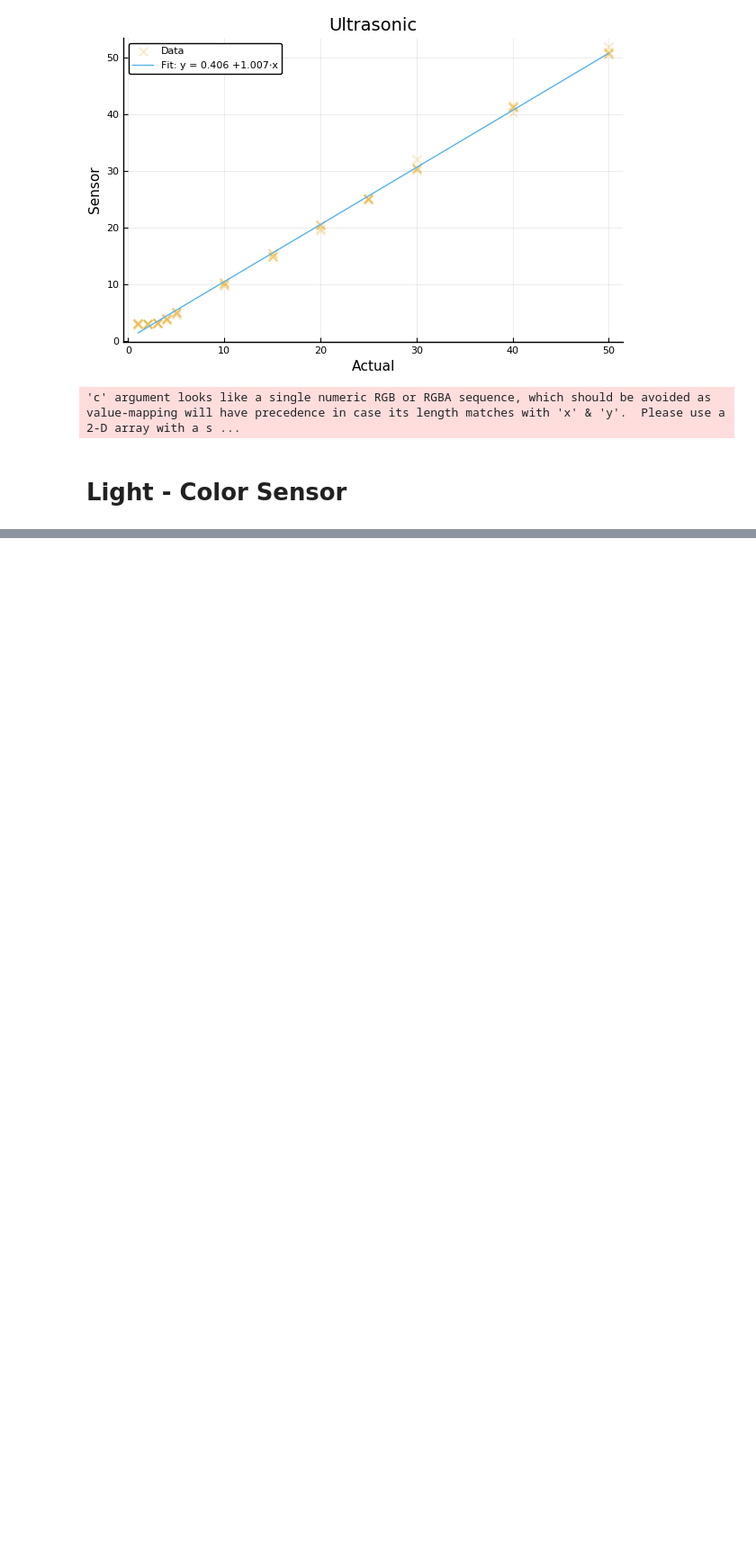
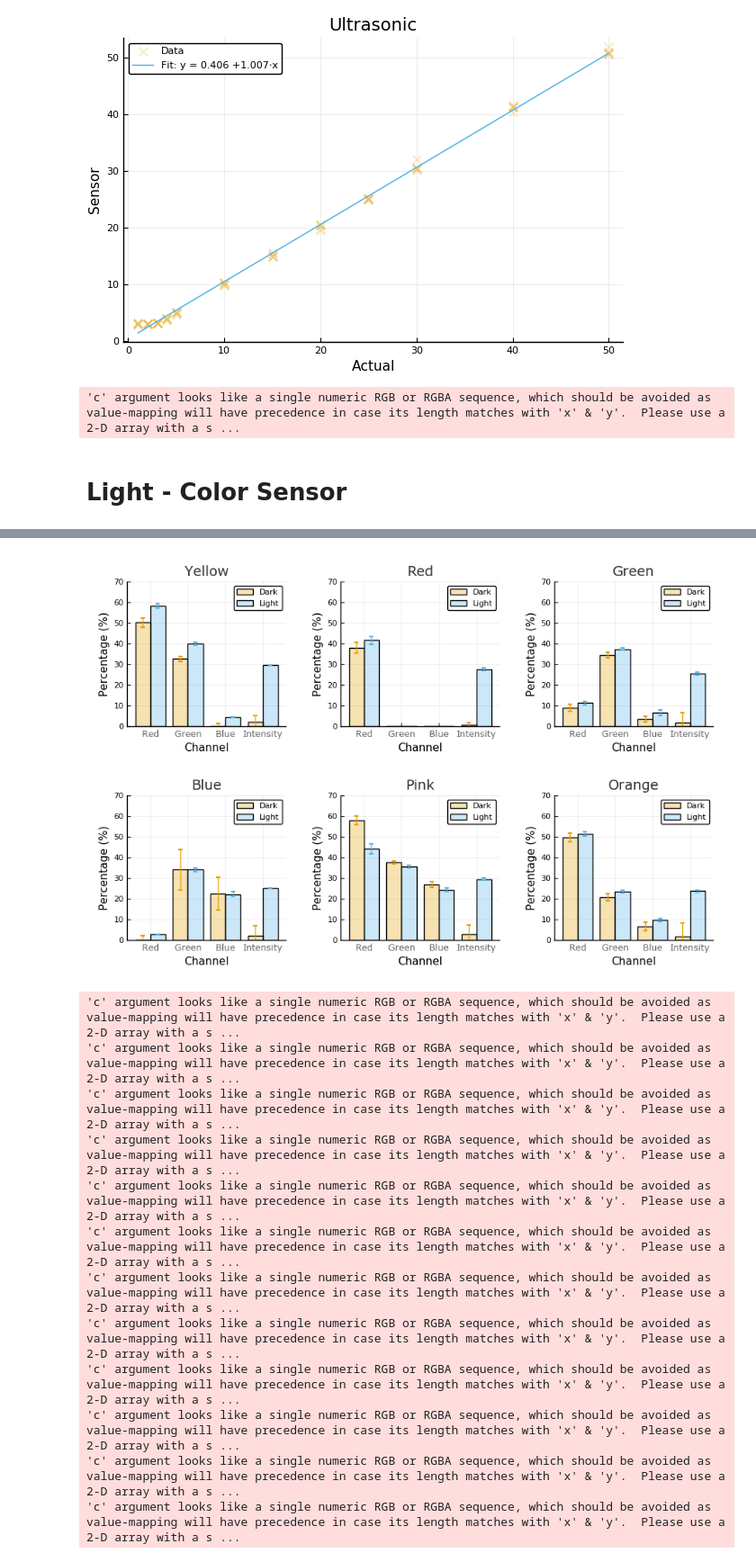
Before and after one commit to ThoAppelsin/EV3-Calibration-Plots, a Jupyter notebook: Untitled.ipynb, the cells around one changed output, grey strips where cells are left out. Shown at 90% size. Saved outputs shown, nothing was run; the diff lists cells and outputs as text; code cells hidden in the pictures; blank space fills up the shorter version.

Commit message:
Improved Color Calibration

```diff
--- a/Untitled.ipynb
+++ b/Untitled.ipynb
@@ -130,0 +72,24 @@ analyzecolor(false)
+# %%
+datacols = [:aRed, :bGreen, :cBlue, :dIntensity]
+
+function analyzecolor(datagroup)
+    color = datagroup[:PColor][1]
+
+    ctg = repeat(convert(Array, datagroup[:Light]), inner = length(datacols))
+    nam = repeat(map(x -> repeat(" ", 'd' - x[1]) * x[2:end] * repeat(" ", 'd' - x[1]), String.(datacols)), outer = 2)
+    vals = permutedims(mean.(convert(Array, datagroup[:, datacols])), [2, 1])
+    errs = permutedims(map(x -> -(x...) / -2, convert(Array, datagroup[:, datacols])), [2, 1])
+    groupedbar(nam, vals, group = ctg, xlabel = "Channel", ylabel = "Percentage (%)",
+        title = color, ylim = (0, 70), yerror = errs, fillalpha = 0.3)
+end
+
+color_data = DataFrame(vcat(([light pcolor row' .* [1 1 1 100]]
+        for (light, lightdata) in data["Color"]
+            for (pcolor, pcolordata) in lightdata
+                for row in pcolordata)...), vcat([:Light, :PColor], datacols))
+
+for col in datacols
+    color_data[col] = round.(Int, color_data[col])
+end
+color_data = by(color_data, [:Light, :PColor],
+    df -> DataFrame(permutedims(colwise(x -> confint(OneSampleTTest(x)), df[datacols])), datacols))
@@ -130,0 +111,22 @@ analyzecolor(false)
+# %%
+plot((analyzecolor(datagroup) for datagroup in groupby(color_data, :PColor))...,
+#     legend=true,
+    xtickfont=font(9, "Verdana", colorant"gray40"),
+    titlefont=font("Verdana", colorant"gray20"),
+    margin=5mm,
+    size=(900,600))
+# a, b = color_data[1, [:Red, :Green]]
+# %% [output]
+[figure, added]
+'c' argument looks like a single numeric RGB or RGBA sequence, which should be avoided as value-mapping will have precedence in case its length matches with 'x' & 'y'.  Please use a 2-D array with a s ...
+'c' argument looks like a single numeric RGB or RGBA sequence, which should be avoided as value-mapping will have precedence in case its length matches with 'x' & 'y'.  Please use a 2-D array with a s ...
+'c' argument looks like a single numeric RGB or RGBA sequence, which should be avoided as value-mapping will have precedence in case its length matches with 'x' & 'y'.  Please use a 2-D array with a s ...
+'c' argument looks like a single numeric RGB or RGBA sequence, which should be avoided as value-mapping will have precedence in case its length matches with 'x' & 'y'.  Please use a 2-D array with a s ...
+'c' argument looks like a single numeric RGB or RGBA sequence, which should be avoided as value-mapping will have precedence in case its length matches with 'x' & 'y'.  Please use a 2-D array with a s ...
+'c' argument looks like a single numeric RGB or RGBA sequence, which should be avoided as value-mapping will have precedence in case its length matches with 'x' & 'y'.  Please use a 2-D array with a s ...
+'c' argument looks like a single numeric RGB or RGBA sequence, which should be avoided as value-mapping will have precedence in case its length matches with 'x' & 'y'.  Please use a 2-D array with a s ...
+'c' argument looks like a single numeric RGB or RGBA sequence, which should be avoided as value-mapping will have precedence in case its length matches with 'x' & 'y'.  Please use a 2-D array with a s ...
+'c' argument looks like a single numeric RGB or RGBA sequence, which should be avoided as value-mapping will have precedence in case its length matches with 'x' & 'y'.  Please use a 2-D array with a s ...
+'c' argument looks like a single numeric RGB or RGBA sequence, which should be avoided as value-mapping will have precedence in case its length matches with 'x' & 'y'.  Please use a 2-D array with a s ...
+'c' argument looks like a single numeric RGB or RGBA sequence, which should be avoided as value-mapping will have precedence in case its length matches with 'x' & 'y'.  Please use a 2-D array with a s ...
+'c' argument looks like a single numeric RGB or RGBA sequence, which should be avoided as value-mapping will have precedence in case its length matches with 'x' & 'y'.  Please use a 2-D array with a s ...
```
Also changed, not shown: parts of 6 cells of this notebook.
